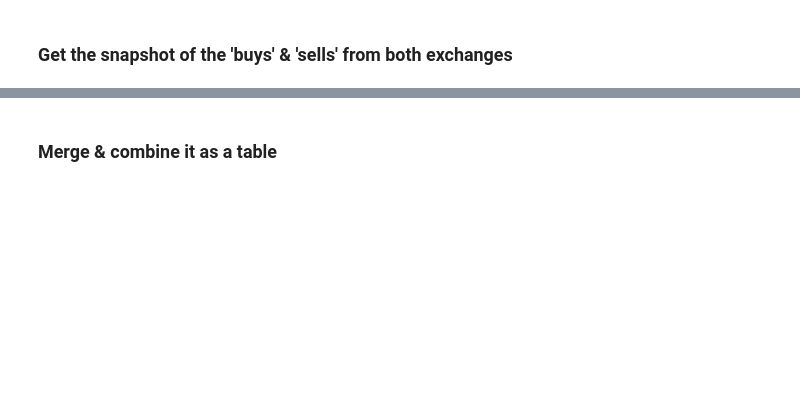
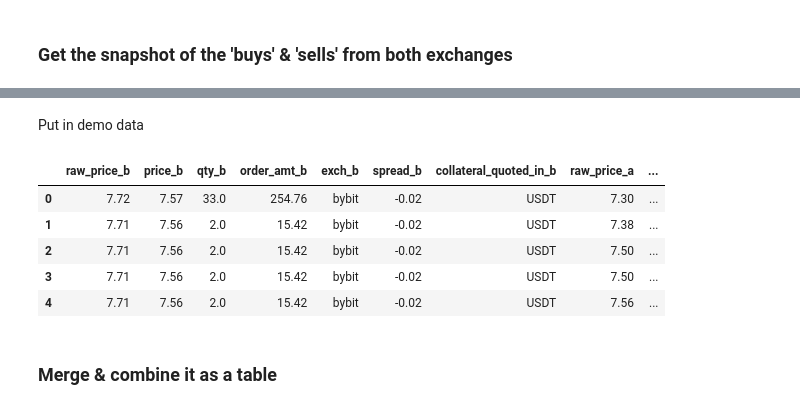
Before and after one commit to karsonchancwk/crypto_premarket_dashboard_demo, a Jupyter notebook: demo_explanation.ipynb, the cells around one changed output, grey strips where cells are left out. Saved outputs shown, nothing was run; the diff lists cells and outputs as text; code cells hidden in the pictures; blank space fills up the shorter version.

Commit message:
demo print msg using fake data

```diff
--- a/demo_explanation.ipynb
+++ b/demo_explanation.ipynb
@@ -68,0 +329,2 @@ agg_asks_df = pd.DataFrame(agg_asks)
+# %% [markdown]
+Put in demo data
@@ -69,2 +333,11 @@ agg_asks_df = pd.DataFrame(agg_asks)
+# %%
+orb.head()
+# %% [output]
+|  | raw_price_b | price_b | qty_b | order_amt_b | exch_b | spread_b | collateral_quoted_in_b | raw_price_a | ... |
+| 0 | 7.72 | 7.57 | 33.0 | 254.76 | bybit | -0.02 | USDT | 7.30 | ... |
+| 1 | 7.71 | 7.56 | 2.0 | 15.42 | bybit | -0.02 | USDT | 7.38 | ... |
+| 2 | 7.71 | 7.56 | 2.0 | 15.42 | bybit | -0.02 | USDT | 7.50 | ... |
+| 3 | 7.71 | 7.56 | 2.0 | 15.42 | bybit | -0.02 | USDT | 7.50 | ... |
+| 4 | 7.71 | 7.56 | 2.0 | 15.42 | bybit | -0.02 | USDT | 7.56 | ... |
 # %% [markdown]
 ### Merge & combine it as a table
```
Also changed, not shown: parts of 44 cells of this notebook, 8 other files.
